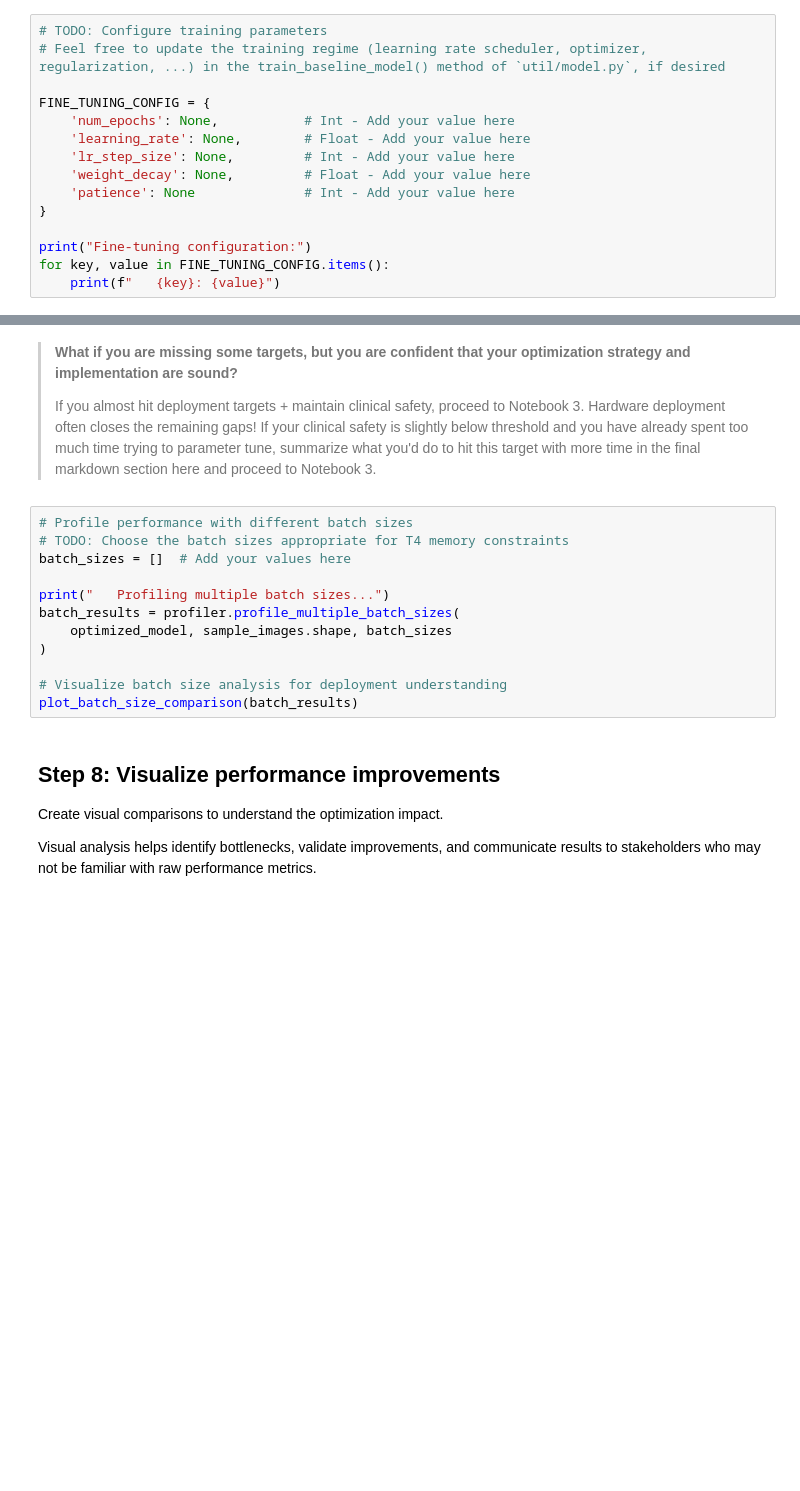
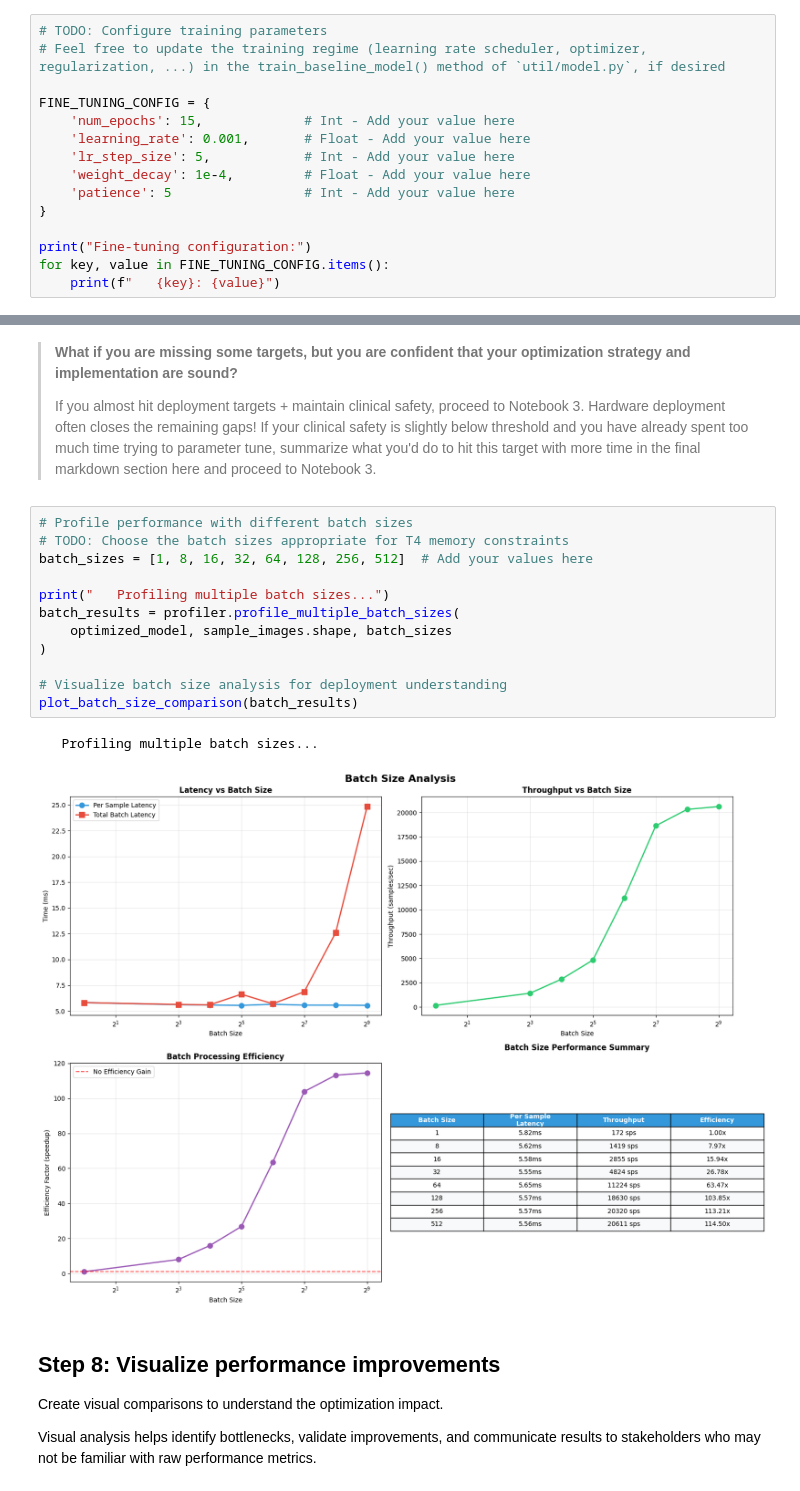
Before and after one commit to vrajkumar128/udacimed, a Jupyter notebook: notebooks/02_architecture_optimization.ipynb, the cells around one changed output, grey strips where cells are left out. Cells and saved outputs as stored; diff of their text form; blank space fills up the shorter version.

```diff
--- a/notebooks/02_architecture_optimization.ipynb
+++ b/notebooks/02_architecture_optimization.ipynb
@@ -410,11 +474,11 @@ print(f"   Image size: {baseline_config['image_size']}x{baseline_config['image_s
 # Feel free to update the training regime (learning rate scheduler, optimizer, regularization, ...) in the train_baseline_model() method of `util/model.py`, if desired
 
 FINE_TUNING_CONFIG = {
-    'num_epochs': None,           # Int - Add your value here
-    'learning_rate': None,        # Float - Add your value here
-    'lr_step_size': None,         # Int - Add your value here
-    'weight_decay': None,         # Float - Add your value here
-    'patience': None              # Int - Add your value here
+    'num_epochs': 15,             # Int - Add your value here
+    'learning_rate': 0.001,       # Float - Add your value here
+    'lr_step_size': 5,            # Int - Add your value here
+    'weight_decay': 1e-4,         # Float - Add your value here
+    'patience': 5                 # Int - Add your value here
 }
 
 print("Fine-tuning configuration:")
@@ -609,15 +788,18 @@ print(f"   FLOP Target: {flop_target_met} ({flop_reduction_percent:.2f} vs {OPTI
 # %%
 # Profile performance with different batch sizes
 # TODO: Choose the batch sizes appropriate for T4 memory constraints
-batch_sizes = []  # Add your values here
+batch_sizes = [1, 8, 16, 32, 64, 128, 256, 512]  # Add your values here
 
 print("   Profiling multiple batch sizes...")
 batch_results = profiler.profile_multiple_batch_sizes(
     optimized_model, sample_images.shape, batch_sizes
 )
 
 # Visualize batch size analysis for deployment understanding
 plot_batch_size_comparison(batch_results)
+# %% [output]
+   Profiling multiple batch sizes...
+[figure, added]
 # %% [markdown]
 ## Step 8: Visualize performance improvements
 
```
Also changed, not shown: parts of 18 cells of this notebook, 2 other files.
